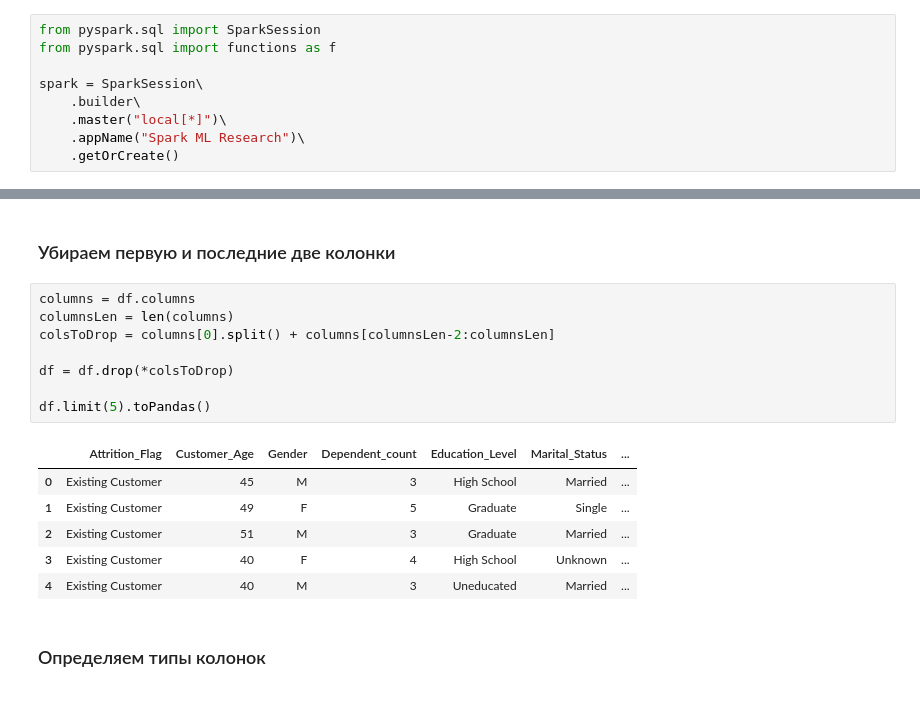
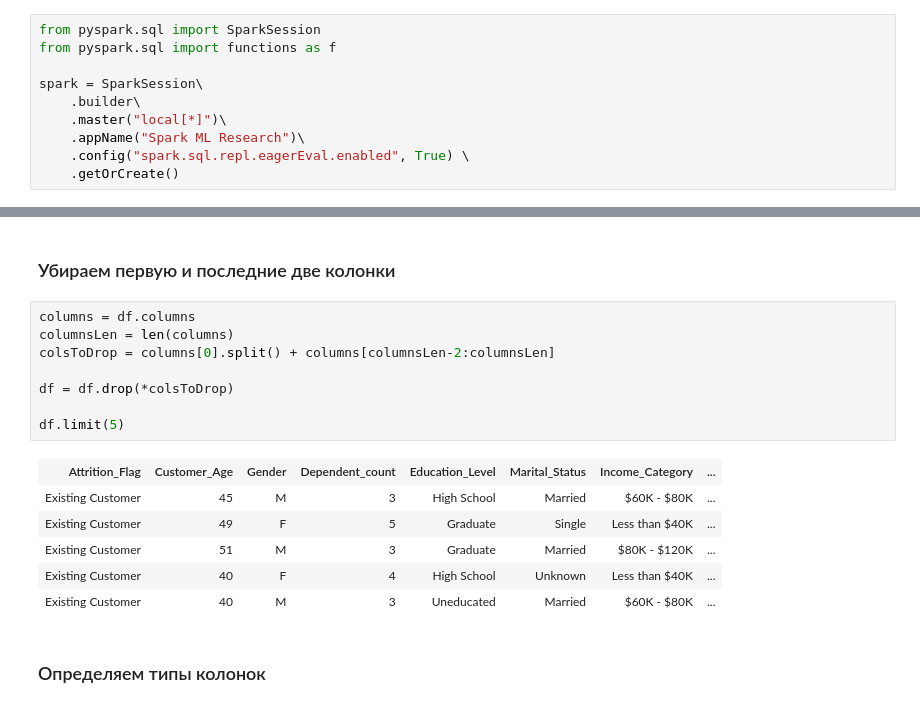
Before and after one commit to peter-and-wolf/otus_mlops_spark_ml, a Jupyter notebook: notebooks/spark_mlib_research.ipynb, the cells around one changed output, grey strips where cells are left out. Drawn from its saved outputs; the diff is of its cells as text.

```diff
--- a/notebooks/spark_mlib_research.ipynb
+++ b/notebooks/spark_mlib_research.ipynb
@@ -39,4 +36,5 @@ spark = SparkSession\
     .builder\
     .master("local[*]")\
     .appName("Spark ML Research")\
+    .config("spark.sql.repl.eagerEval.enabled", True) \
     .getOrCreate()
@@ -54,18 +60,18 @@ df = spark.read.csv("data/BankChurners.csv", header=True, inferSchema=True)
 # %%
 columns = df.columns
 columnsLen = len(columns)
 colsToDrop = columns[0].split() + columns[columnsLen-2:columnsLen]
 
 df = df.drop(*colsToDrop)
 
-df.limit(5).toPandas()
+df.limit(5)
 # %% [output]
-|  | Attrition_Flag | Customer_Age | Gender | Dependent_count | Education_Level | Marital_Status | ... |
-| 0 | Existing Customer | 45 | M | 3 | High School | Married | ... |
-| 1 | Existing Customer | 49 | F | 5 | Graduate | Single | ... |
-| 2 | Existing Customer | 51 | M | 3 | Graduate | Married | ... |
-| 3 | Existing Customer | 40 | F | 4 | High School | Unknown | ... |
-| 4 | Existing Customer | 40 | M | 3 | Uneducated | Married | ... |
+| Attrition_Flag | Customer_Age | Gender | Dependent_count | Education_Level | Marital_Status | Income_Category | ... |
+| Existing Customer | 45 | M | 3 | High School | Married | $60K - $80K | ... |
+| Existing Customer | 49 | F | 5 | Graduate | Single | Less than $40K | ... |
+| Existing Customer | 51 | M | 3 | Graduate | Married | $80K - $120K | ... |
+| Existing Customer | 40 | F | 4 | High School | Unknown | Less than $40K | ... |
+| Existing Customer | 40 | M | 3 | Uneducated | Married | $60K - $80K | ... |
 # %% [markdown]
 ### Определяем типы колонок
 # %%
```
Also changed, not shown: parts of 51 cells of this notebook, 1 other file.
